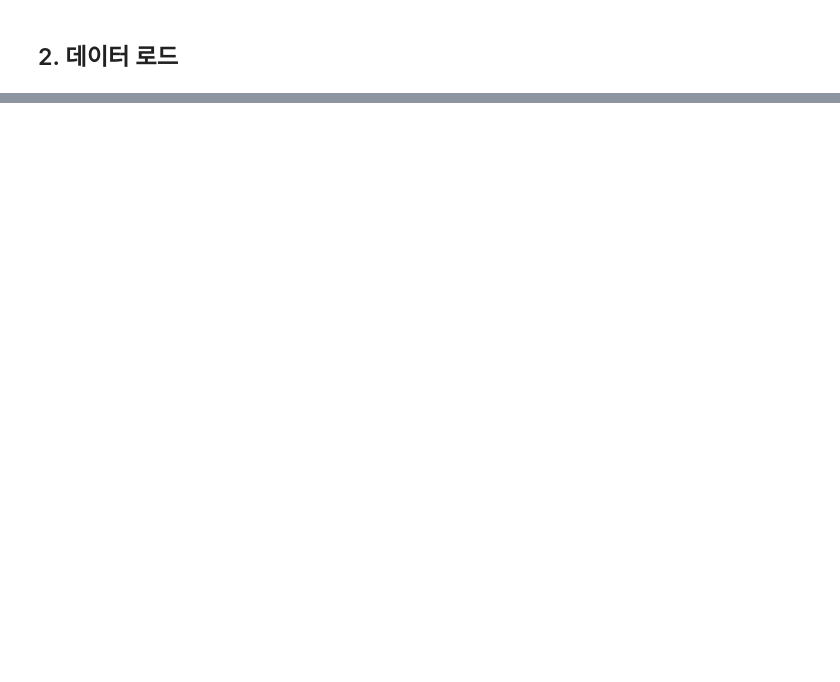
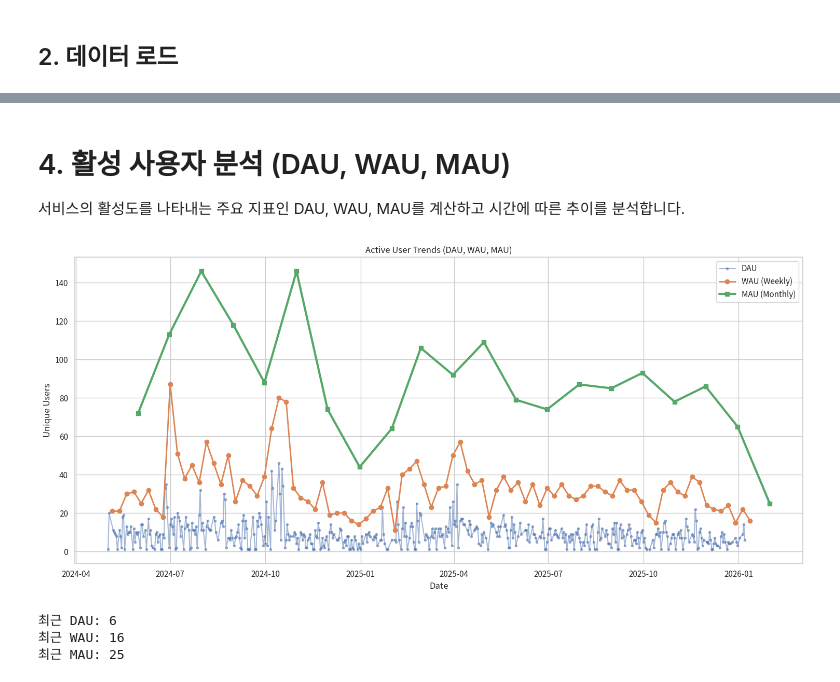
Before and after one commit to KnellBalm/Access_Analysis, a Jupyter notebook: KoRoad_Inner_Portal_Access.ipynb, the cells around one changed output, grey strips where cells are left out. Drawn from its saved outputs; the diff is of its cells as text; code cells hidden in the pictures; blank space fills up the shorter version.

```diff
--- a/KoRoad_Inner_Portal_Access.ipynb
+++ b/KoRoad_Inner_Portal_Access.ipynb
@@ -46,11 +83,10 @@ tables
 # %%
 # ===== 데이터 로드 (쿼리 수정) =====
 query = """
-SELECT *
-FROM access_logs
-LIMIT 1000
+SELECT hstry_id, prgrm_id, job_clsf, job_dt, oprtr_id, ip_addr, expln
+FROM koroad.tl_ka_audt_hstry;
 """
 
-df = get_dataframe(DB_ALIAS, query)
+df = get_dataframe(DB_ALIAS, query, schema='koroad')
 print(f"로드된 데이터: {df.shape[0]:,}행 x {df.shape[1]}열")
 df.head()
@@ -68,0 +103,3 @@ df.describe(include='all')
+# %%
+# 운영자 기록 제거
+df = df.loc[df['oprtr_id'] != 9999999].reset_index(drop=True)
@@ -68,0 +184,38 @@ df.describe(include='all')
+# %% [markdown]
+# 4. 활성 사용자 분석 (DAU, WAU, MAU)
+서비스의 활성도를 나타내는 주요 지표인 DAU, WAU, MAU를 계산하고 시간에 따른 추이를 분석합니다.
+# %%
+# 데이터 타입 확인 및 시계열 인덱스 설정
+df['job_dt'] = pd.to_datetime(df['job_dt'])
+df_daily = df.set_index('job_dt')
+
+# 1. DAU (Daily Active Users)
+dau = df.groupby(df['job_dt'].dt.date)['oprtr_id'].nunique()
+
+# 2. WAU (Weekly Active Users) - 주 단위 (월~일)
+wau = df.groupby(pd.Grouper(key='job_dt', freq='W-MON'))['oprtr_id'].nunique()
+
+# 3. MAU (Monthly Active Users)
+mau = df.groupby(pd.Grouper(key='job_dt', freq='ME'))['oprtr_id'].nunique()
+
+# 시각화
+plt.figure(figsize=(15, 7))
+plt.plot(dau.index, dau.values, label='DAU', alpha=0.5, marker='.')
+plt.plot(wau.index, wau.values, label='WAU (Weekly)', linewidth=2, marker='o')
+plt.plot(mau.index, mau.values, label='MAU (Monthly)', linewidth=3, marker='s')
+
+plt.title("Active User Trends (DAU, WAU, MAU)")
+plt.xlabel("Date")
+plt.ylabel("Unique Users")
+plt.legend()
+plt.tight_layout()
+plt.show()
+
+print(f"최근 DAU: {dau.iloc[-1] if not dau.empty else 0}")
+print(f"최근 WAU: {wau.iloc[-1] if not wau.empty else 0}")
+print(f"최근 MAU: {mau.iloc[-1] if not mau.empty else 0}")
+# %% [output]
+[figure, added]
+최근 DAU: 6
+최근 WAU: 16
+최근 MAU: 25
```
Also changed, not shown: parts of 27 cells of this notebook, 8 other files.
